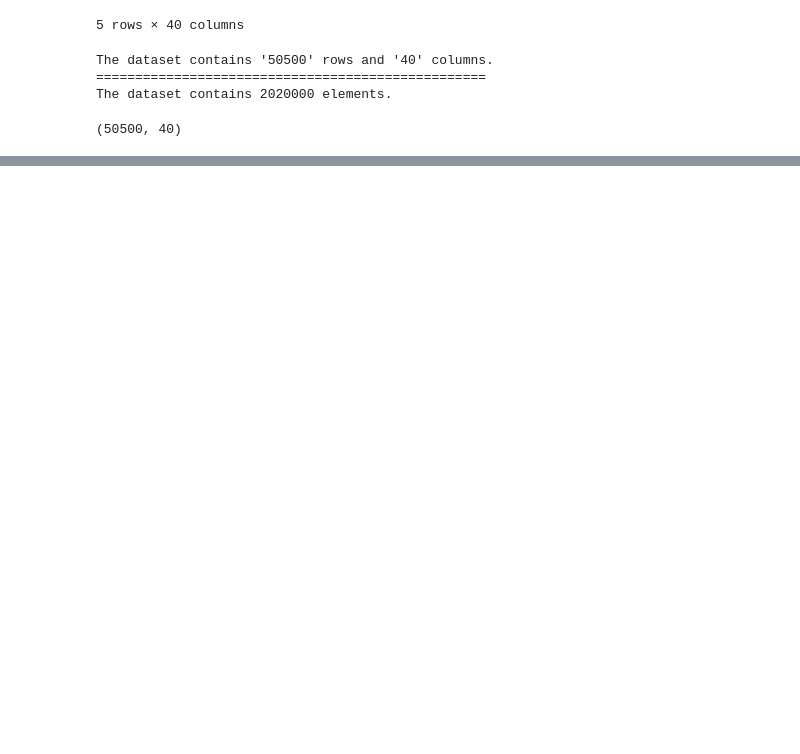
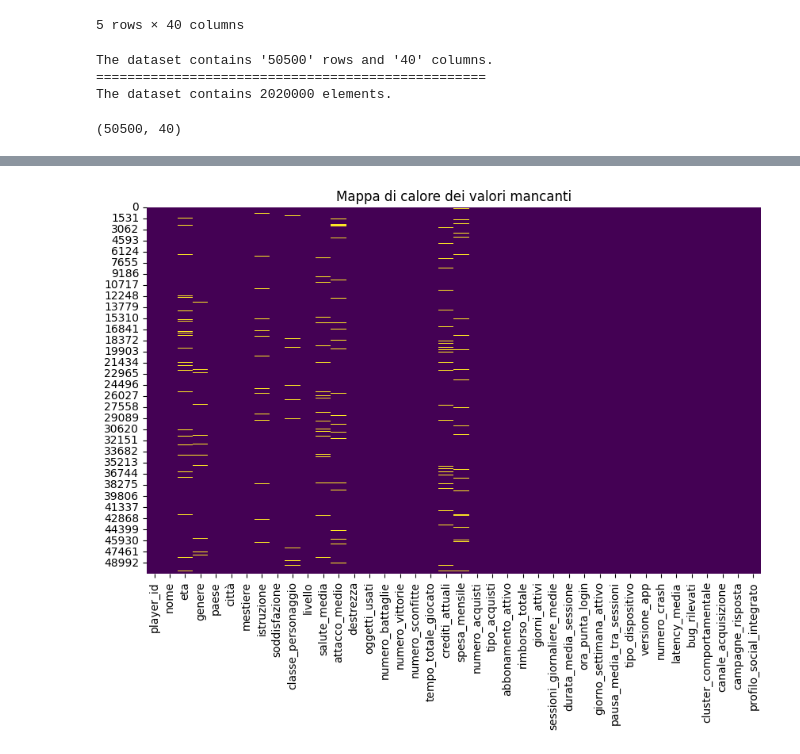
Before and after one commit to FabriceGhislain7/gdr-web-app, a Jupyter notebook: statistics/data_analysis.ipynb, the cells around one changed output, grey strips where cells are left out. Drawn from its saved outputs; the diff is of its cells as text; code cells hidden in the pictures; blank space fills up the shorter version.

```diff
--- a/statistics/data_analysis.ipynb
+++ b/statistics/data_analysis.ipynb
@@ -136,0 +246,12 @@ memory usage: 15.4+ MB
+# %%
+# Visualizzazione dettagliata dei valori mancanti (opzionale)
+import matplotlib.pyplot as plt
+import seaborn as sns
+
+# Visualizza i valori mancanti usando una mappa di calore
+plt.figure(figsize=(10, 6))
+sns.heatmap(data.isnull(), cbar=False, cmap="viridis")
+plt.title("Mappa di calore dei valori mancanti")
+plt.show()
+# %% [output]
+[figure, added]
```
Also changed, not shown: parts of 14 cells of this notebook.
